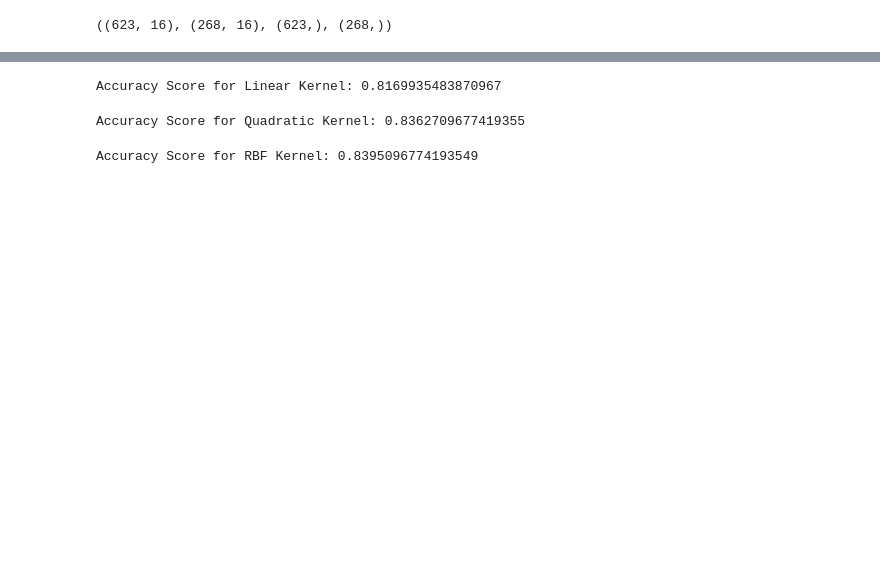
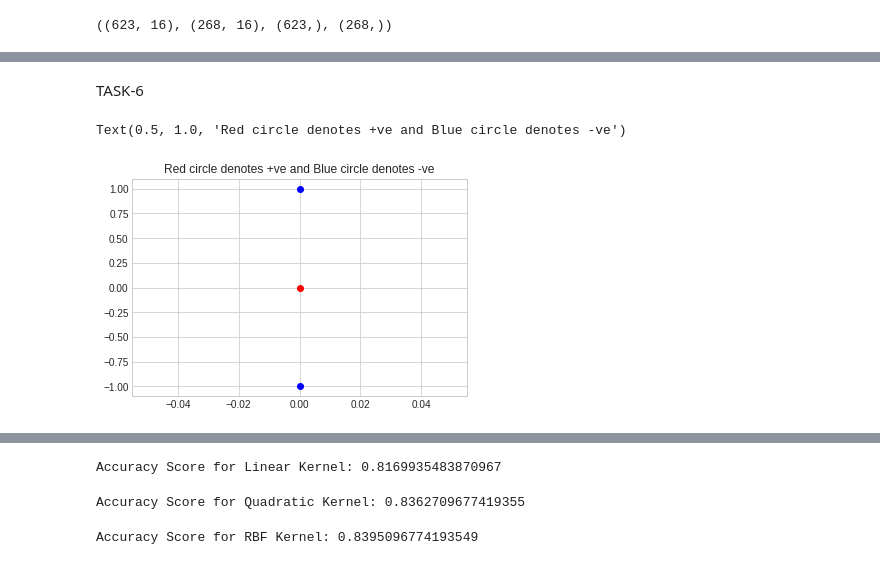
Before and after one commit to vaghasiatirth24/Machine-Learning, a Jupyter notebook: ML_HW3.ipynb, the cells around one changed output, grey strips where cells are left out. Saved outputs shown, nothing was run; the diff lists cells and outputs as text; code cells hidden in the pictures; blank space fills up the shorter version.

```diff
--- a/ML_HW3.ipynb
+++ b/ML_HW3.ipynb
@@ -68,0 +142,11 @@ X_train.shape,X_test.shape,y_train.shape,y_test.shape
+# %% [markdown]
+TASK-6
+# %%
+#ANSWER-6 USING GRAPH TO CHECK IF IT IS LINARLY SEPERABLE OR NOT
+
+plt.plot([0],[0],'ro')
+plt.plot([0,0],[-1,+1],'bo')
+plt.title('Red circle denotes +ve and Blue circle denotes -ve')
+# %% [output]
+Text(0.5, 1.0, 'Red circle denotes +ve and Blue circle denotes -ve')
+[figure, added]
```
Also changed, not shown: parts of 6 cells of this notebook.
